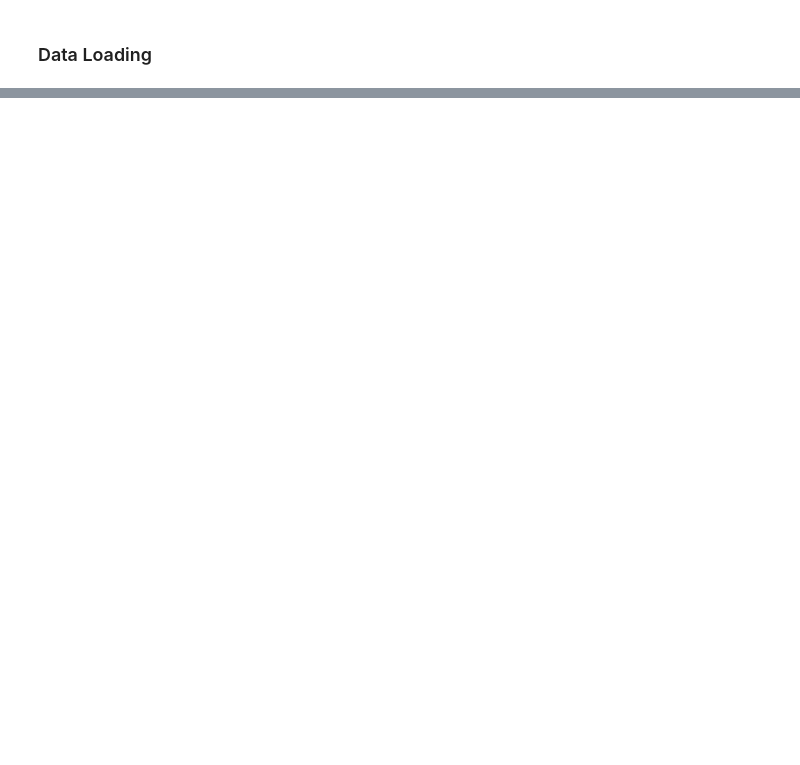
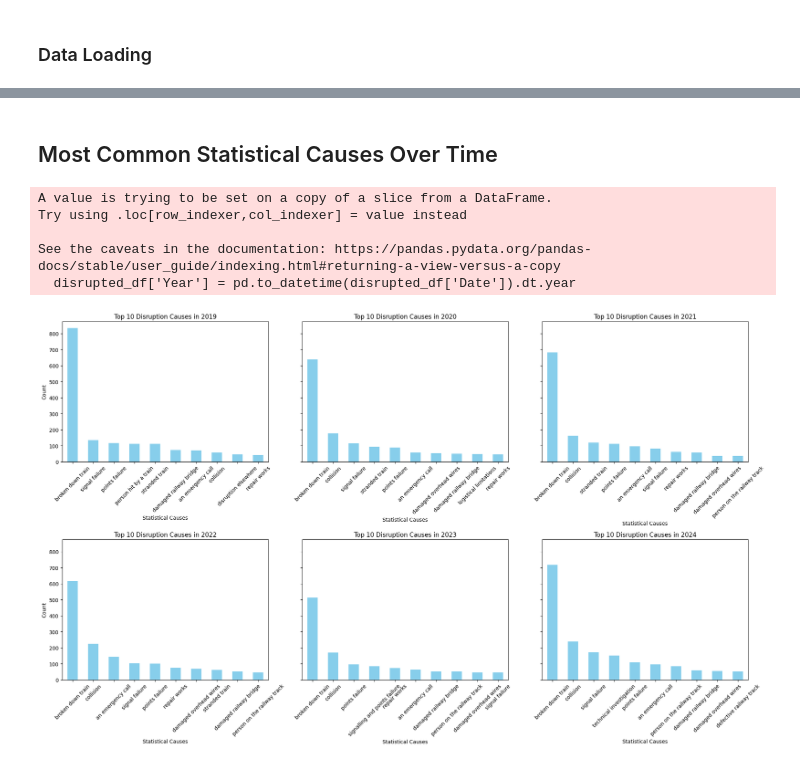
Before and after one commit to Brebber/Thesis, a Jupyter notebook: MSc-Thesis-Brent/NS-Disruptions-2025/exploratory-data-analysis/Exploratory Data Analysis.ipynb, the cells around one changed output, grey strips where cells are left out. Saved outputs shown, nothing was run; the diff lists cells and outputs as text; code cells hidden in the pictures; blank space fills up the shorter version.

```diff
--- a/MSc-Thesis-Brent/NS-Disruptions-2025/exploratory-data-analysis/Exploratory Data Analysis.ipynb
+++ b/MSc-Thesis-Brent/NS-Disruptions-2025/exploratory-data-analysis/Exploratory Data Analysis.ipynb
@@ -77,0 +61,39 @@ plt.show()
+# %% [markdown]
+## Most Common Statistical Causes Over Time
+# %%
+disrupted_df = disruptions_df[disruptions_df['Disrupted'] == True]
+disrupted_df['Year'] = pd.to_datetime(disrupted_df['Date']).dt.year
+
+# Explode the 'Statistical Causes' column to separate individual causes
+disrupted_df_exploded = disrupted_df.copy()
+disrupted_df_exploded['Statistical Causes'] = disrupted_df_exploded['Statistical Causes'].apply(eval)  # Convert string representation of list to actual list
+disrupted_df_exploded = disrupted_df_exploded.explode('Statistical Causes')
+
+# Group by year and cause, then count occurrences
+causes_by_year = disrupted_df_exploded.groupby(['Year', 'Statistical Causes']).size().unstack(fill_value=0)
+
+# Create subplots for all years in the same figure
+fig, axes = plt.subplots(nrows=2, ncols=3, figsize=(20, 12), sharey=True)
+
+# Flatten the axes array for easier iteration
+axes = axes.flatten()
+
+# Plot each year's data in a separate subplot
+for i, year in enumerate(causes_by_year.index):
+    ax = axes[i]
+    causes_by_year.loc[year].nlargest(10).sort_values(ascending=False).plot(kind='bar', color='skyblue', ax=ax)
+    ax.set_title(f'Top 10 Disruption Causes in {year}')
+    ax.set_xlabel('Statistical Causes')
+    ax.set_ylabel('Count')
+    ax.tick_params(axis='x', rotation=45)
+
+# Adjust layout to prevent overlap
+plt.tight_layout()
+plt.show()
+# %% [output]
+A value is trying to be set on a copy of a slice from a DataFrame.
+Try using .loc[row_indexer,col_indexer] = value instead
+
+See the caveats in the documentation: https://pandas.pydata.org/pandas-docs/stable/user_guide/indexing.html#returning-a-view-versus-a-copy
+  disrupted_df['Year'] = pd.to_datetime(disrupted_df['Date']).dt.year
+[figure, added]
```
Also changed, not shown: parts of 15 cells of this notebook, 2 other files.
